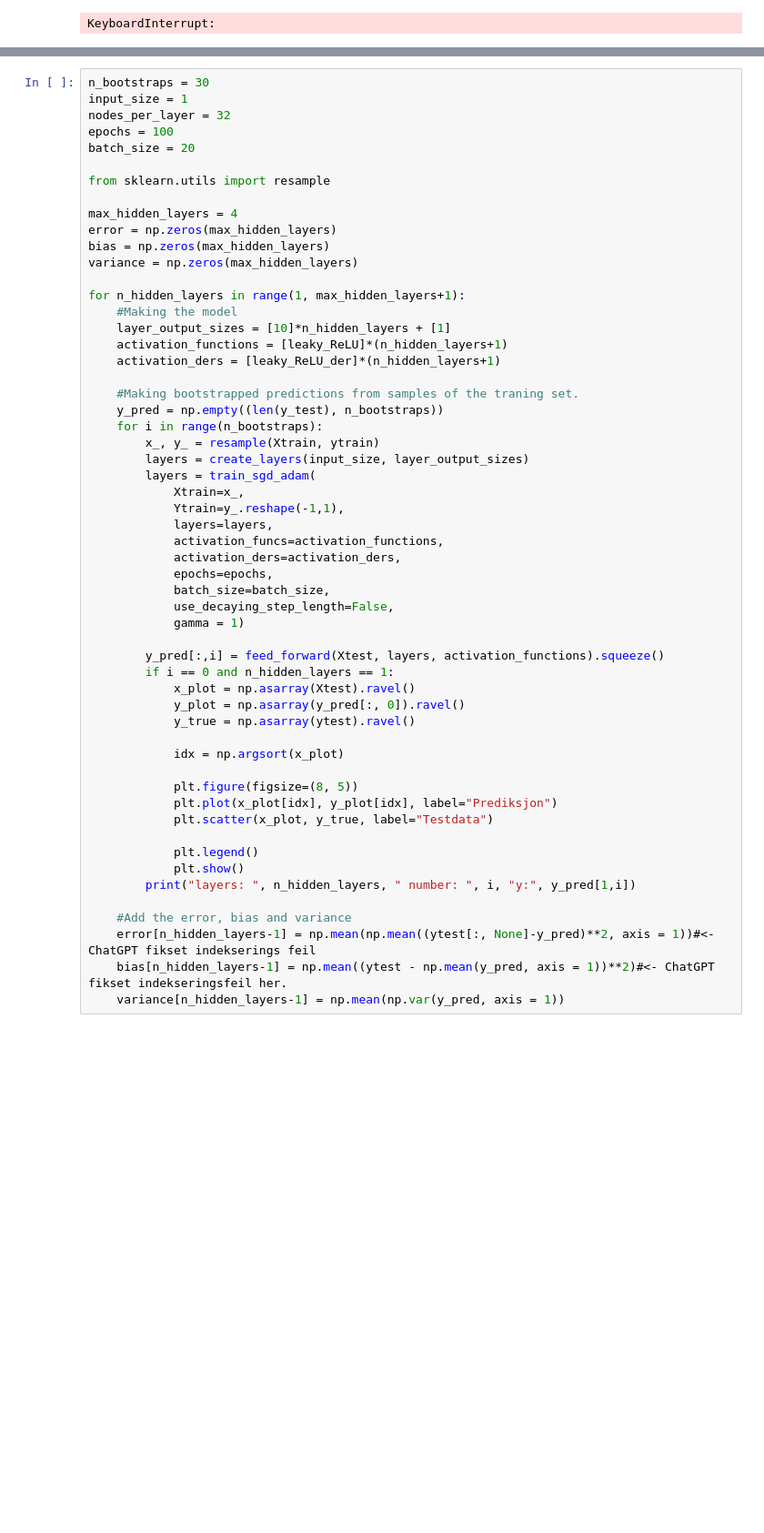
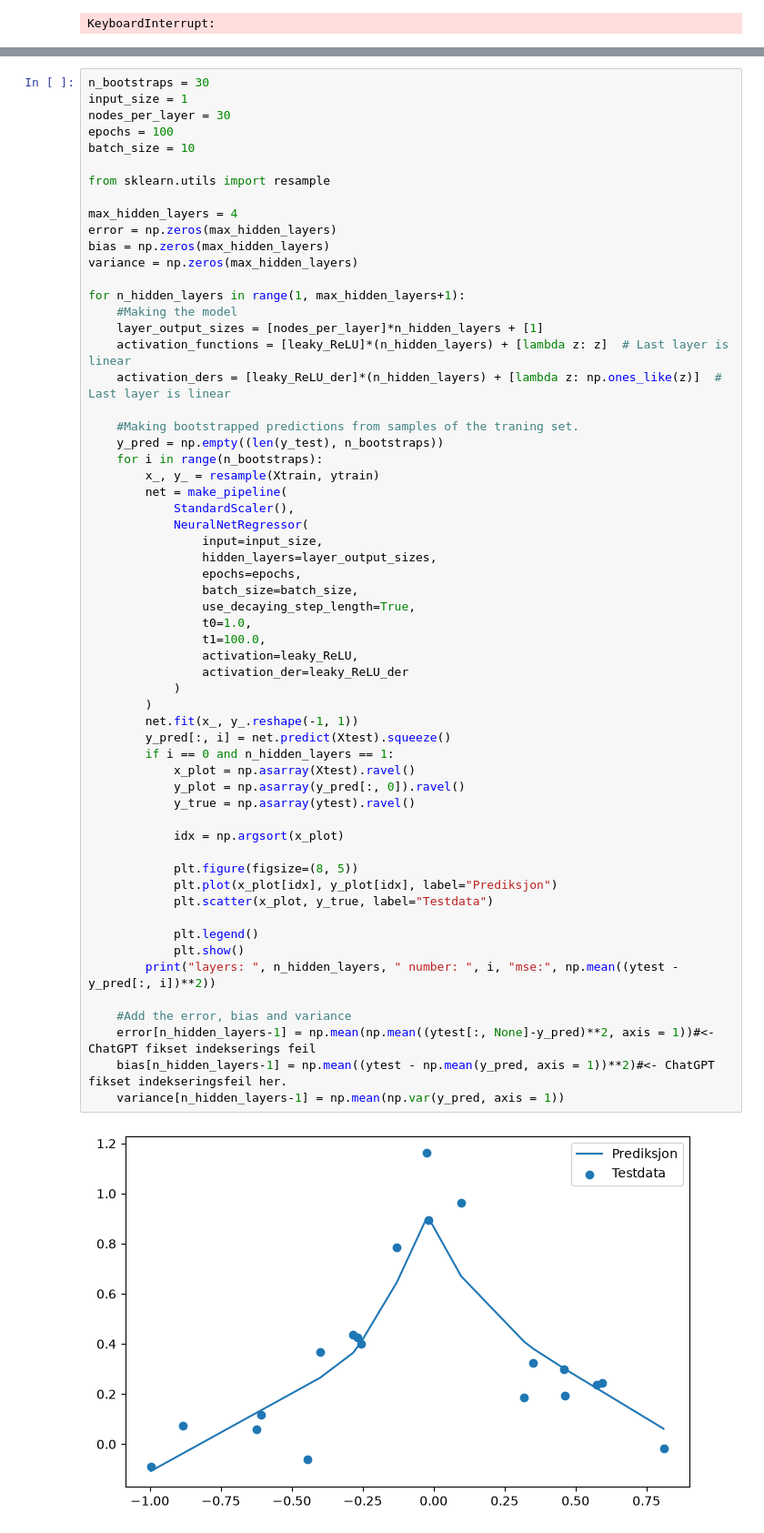
Before and after one commit to kevintannum/FYS-STK3155---Projects---UiO, a Jupyter notebook: Code/regression_runges.ipynb, the cells around one changed output, grey strips where cells are left out. Shown at 91% size. Saved outputs shown, nothing was run; the diff lists cells and outputs as text; blank space fills up the shorter version.

```diff
--- a/Code/regression_runges.ipynb
+++ b/Code/regression_runges.ipynb
@@ -535,56 +523,61 @@ Manual mean CV MSE: 0.019362
 # %%
 n_bootstraps = 30
 input_size = 1
-nodes_per_layer = 32
+nodes_per_layer = 30
 epochs = 100
-batch_size = 20
+batch_size = 10
 
 from sklearn.utils import resample
 
 max_hidden_layers = 4
 error = np.zeros(max_hidden_layers)
 bias = np.zeros(max_hidden_layers)
 variance = np.zeros(max_hidden_layers)
 
 for n_hidden_layers in range(1, max_hidden_layers+1):
     #Making the model
-    layer_output_sizes = [10]*n_hidden_layers + [1]
-    activation_functions = [leaky_ReLU]*(n_hidden_layers+1)
-    activation_ders = [leaky_ReLU_der]*(n_hidden_layers+1)
+    layer_output_sizes = [nodes_per_layer]*n_hidden_layers + [1]
+    activation_functions = [leaky_ReLU]*(n_hidden_layers) + [lambda z: z]  # Last layer is linear
+    activation_ders = [leaky_ReLU_der]*(n_hidden_layers) + [lambda z: np.ones_like(z)]  # Last layer is linear
 
     #Making bootstrapped predictions from samples of the traning set.
     y_pred = np.empty((len(y_test), n_bootstraps))
     for i in range(n_bootstraps):
         x_, y_ = resample(Xtrain, ytrain)
-        layers = create_layers(input_size, layer_output_sizes)
-        layers = train_sgd_adam(
-            Xtrain=x_,
-            Ytrain=y_.reshape(-1,1),
-            layers=layers,
-            activation_funcs=activation_functions,
-            activation_ders=activation_ders,
-            epochs=epochs,
-            batch_size=batch_size,
-            use_decaying_step_length=False,
-            gamma = 1)
-
-        y_pred[:,i] = feed_forward(Xtest, layers, activation_functions).squeeze()
+        net = make_pipeline(
+            StandardScaler(),
+            NeuralNetRegressor(
+                input=input_size,
+                hidden_layers=layer_output_sizes,
+                epochs=epochs,
+                batch_size=batch_size,
+                use_decaying_step_length=True,
+                t0=1.0,
+                t1=100.0,
+                activation=leaky_ReLU,
+                activation_der=leaky_ReLU_der
+            )
+        )
+        net.fit(x_, y_.reshape(-1, 1))
+        y_pred[:, i] = net.predict(Xtest).squeeze()
         if i == 0 and n_hidden_layers == 1:
             x_plot = np.asarray(Xtest).ravel()
             y_plot = np.asarray(y_pred[:, 0]).ravel()
             y_true = np.asarray(ytest).ravel()
 
             idx = np.argsort(x_plot)
 
             plt.figure(figsize=(8, 5))
             plt.plot(x_plot[idx], y_plot[idx], label="Prediksjon")
             plt.scatter(x_plot, y_true, label="Testdata")
 
             plt.legend()
             plt.show()
-        print("layers: ", n_hidden_layers, " number: ", i, "y:", y_pred[1,i])
+        print("layers: ", n_hidden_layers, " number: ", i, "mse:", np.mean((ytest - y_pred[:, i])**2))
 
     #Add the error, bias and variance
     error[n_hidden_layers-1] = np.mean(np.mean((ytest[:, None]-y_pred)**2, axis = 1))#<- ChatGPT fikset indekserings feil
     bias[n_hidden_layers-1] = np.mean((ytest - np.mean(y_pred, axis = 1))**2)#<- ChatGPT fikset indekseringsfeil her.
     variance[n_hidden_layers-1] = np.mean(np.var(y_pred, axis = 1))
+# %% [output]
+[figure, added]
```
Also changed, not shown: parts of 9 cells of this notebook.
